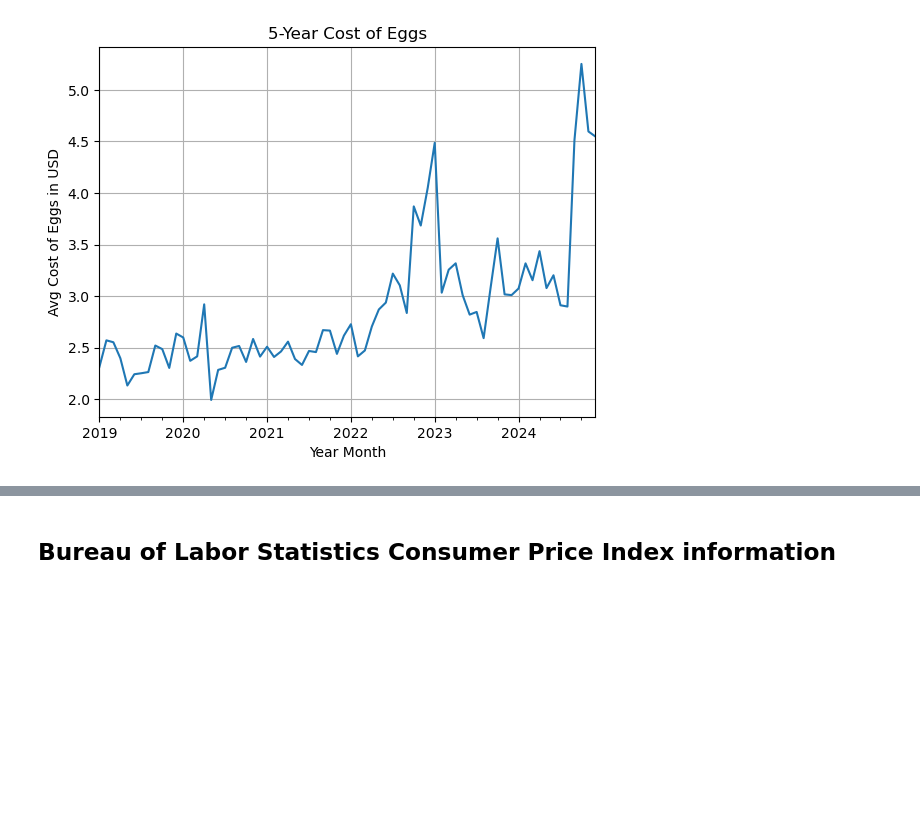
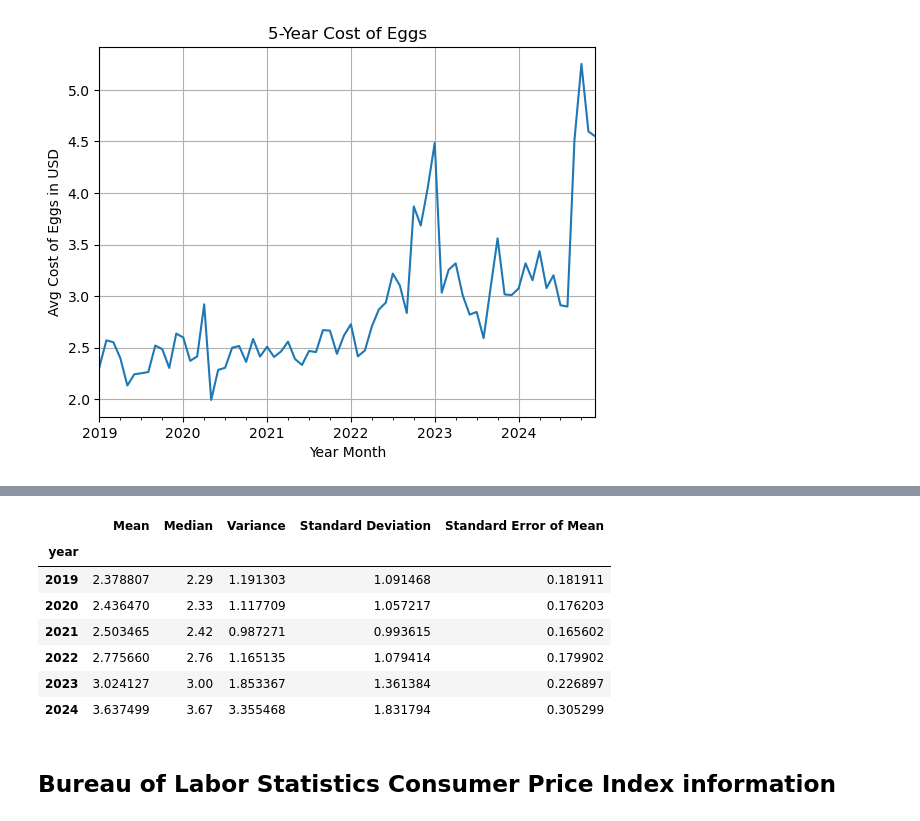
Before and after one commit to country4livin/Project-1-Repo, a Jupyter notebook: 5-yr_cost_of_eggs.ipynb, the cells around one changed output, grey strips where cells are left out. Saved outputs shown, nothing was run; the diff lists cells and outputs as text; code cells hidden in the pictures; blank space fills up the shorter version.

Commit message:
calculated mean, median, variance, std dev, and sem

```diff
--- a/5-yr_cost_of_eggs.ipynb
+++ b/5-yr_cost_of_eggs.ipynb
@@ -134,0 +139,5 @@ weighted_year_month.head()
+# %%
+# Calculate the median per year.
+median = group_year_month.groupby("year")["price_avg"].median()
+median.columns = ["median"]
+median
@@ -134,0 +153,5 @@ weighted_year_month.head()
+# %%
+# Calculate the variance in the price average per year
+var = group_year_month.groupby("year")["price_avg"].var()
+var.columns = ["variance"]
+var
@@ -134,0 +167,5 @@ weighted_year_month.head()
+# %%
+# Calculate the standard deviation of the price average
+std_dev = group_year_month.groupby("year")["price_avg"].std()
+std_dev.columns = ["Standard Deviation"]
+std_dev
@@ -134,0 +181,5 @@ weighted_year_month.head()
+# %%
+# calculate the SEM for the dataset
+sem = std_dev/np.sqrt(std_dev).count()
+sem.columns = ["Standard Error of Mean"]
+sem
@@ -135,3 +195,21 @@ weighted_year_month.head()
+# %%
+# Create a summary table
+yearly_summary = ({"Mean": mean,
+                   "Median": median,
+                  "Variance": var,
+                  "Standard Deviation": std_dev,
+                  "Standard Error of Mean": sem})
+yearly_summary_df = pd.DataFrame(yearly_summary)
+yearly_summary_df
+# %% [output]
+|  | Mean | Median | Variance | Standard Deviation | Standard Error of Mean |
+| year |  |  |  |  |  |
+| 2019 | 2.378807 | 2.29 | 1.191303 | 1.091468 | 0.181911 |
+| 2020 | 2.436470 | 2.33 | 1.117709 | 1.057217 | 0.176203 |
+| 2021 | 2.503465 | 2.42 | 0.987271 | 0.993615 | 0.165602 |
+| 2022 | 2.775660 | 2.76 | 1.165135 | 1.079414 | 0.179902 |
+| 2023 | 3.024127 | 3.00 | 1.853367 | 1.361384 | 0.226897 |
+| 2024 | 3.637499 | 3.67 | 3.355468 | 1.831794 | 0.305299 |
 # %% [markdown]
 ## Bureau of Labor Statistics Consumer Price Index information
 # %%
```
Also changed, not shown: parts of 8 cells of this notebook.
